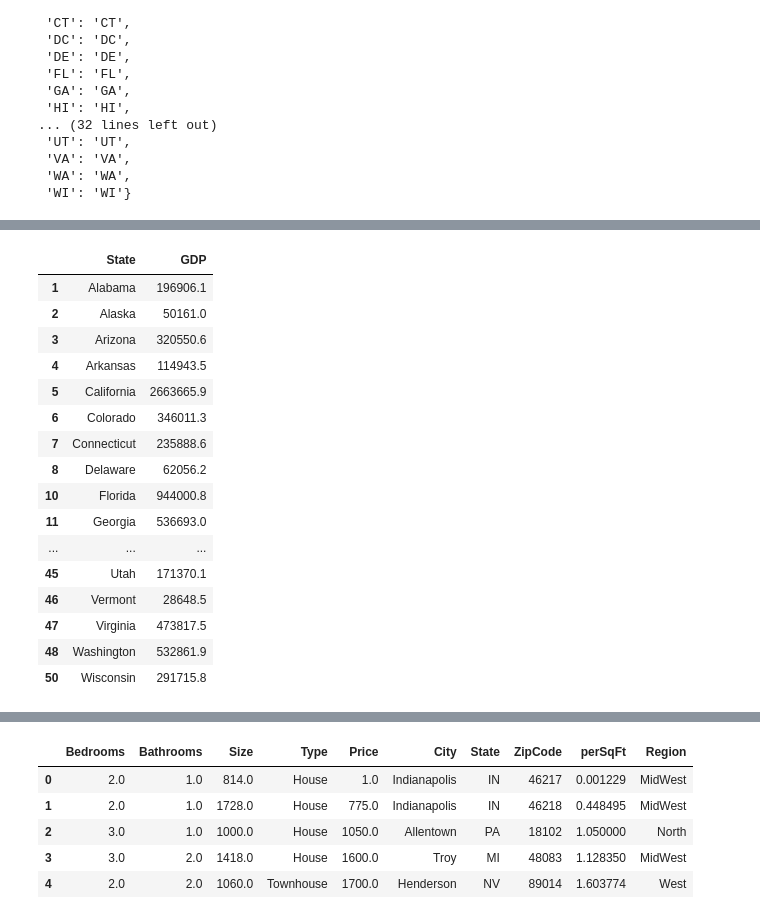
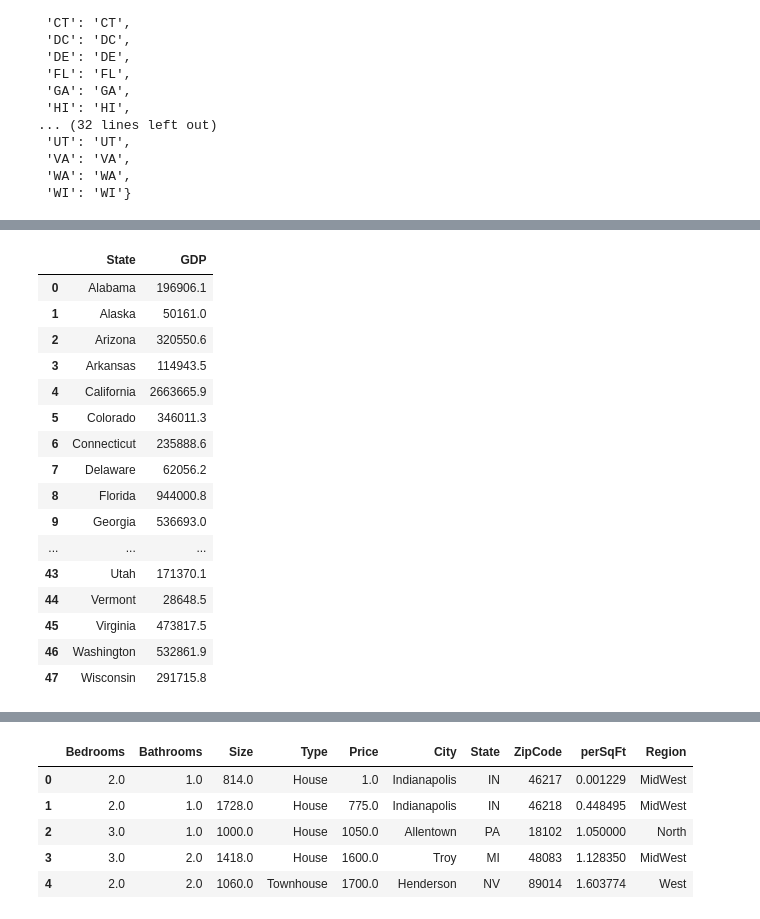
Before and after one commit to StockJanitor/CIS41_Project, a Jupyter notebook: CIS41_Project.ipynb, the cells around one changed output, grey strips where cells are left out. Drawn from its saved outputs; the diff is of its cells as text; code cells hidden in the pictures.

```diff
--- a/CIS41_Project.ipynb
+++ b/CIS41_Project.ipynb
@@ -217,23 +221,25 @@ array(['United States', 'Alabama', 'Alaska', 'Arizona', 'Arkansas',
 # %%
+# Drop the non-used States/Regions, converting column names, reset column index
 gdp_df = gdp_df[(gdp_df.GeoName != 'United States') & (gdp_df.GeoName != 'Southwest') & (gdp_df.GeoName != 'Southeast') & (gdp_df.GeoName != 'Plains') & (gdp_df.GeoName != 'Mideast') & (gdp_df.GeoName != 'Great Lakes') & (gdp_df.GeoName != 'Rocky Mountain') & (gdp_df.GeoName != 'Far West') & (gdp_df.GeoName != 'District of Columbia') & (gdp_df.GeoName != 'New England') & (gdp_df.GeoName != 'West Virginia') & (gdp_df.GeoName != 'Wyoming')]
 gdp_df.rename(columns={'GeoName':'State','2020':'GDP'},inplace=True)
 gdp_df = gdp_df[['State', 'GDP']]
+gdp_df.reset_index(inplace=True,drop=True)
 gdp_df
 # %% [output]
 |  | State | GDP |
-| 1 | Alabama | 196906.1 |
-| 2 | Alaska | 50161.0 |
-| 3 | Arizona | 320550.6 |
-| 4 | Arkansas | 114943.5 |
-| 5 | California | 2663665.9 |
-| 6 | Colorado | 346011.3 |
-| 7 | Connecticut | 235888.6 |
-| 8 | Delaware | 62056.2 |
-| 10 | Florida | 944000.8 |
-| 11 | Georgia | 536693.0 |
+| 0 | Alabama | 196906.1 |
+| 1 | Alaska | 50161.0 |
+| 2 | Arizona | 320550.6 |
+| 3 | Arkansas | 114943.5 |
+| 4 | California | 2663665.9 |
+| 5 | Colorado | 346011.3 |
+| 6 | Connecticut | 235888.6 |
+| 7 | Delaware | 62056.2 |
+| 8 | Florida | 944000.8 |
+| 9 | Georgia | 536693.0 |
 | ... | ... | ... |
-| 45 | Utah | 171370.1 |
-| 46 | Vermont | 28648.5 |
-| 47 | Virginia | 473817.5 |
-| 48 | Washington | 532861.9 |
-| 50 | Wisconsin | 291715.8 |
+| 43 | Utah | 171370.1 |
+| 44 | Vermont | 28648.5 |
+| 45 | Virginia | 473817.5 |
+| 46 | Washington | 532861.9 |
+| 47 | Wisconsin | 291715.8 |
```
Also changed, not shown: parts of 8 cells of this notebook.
